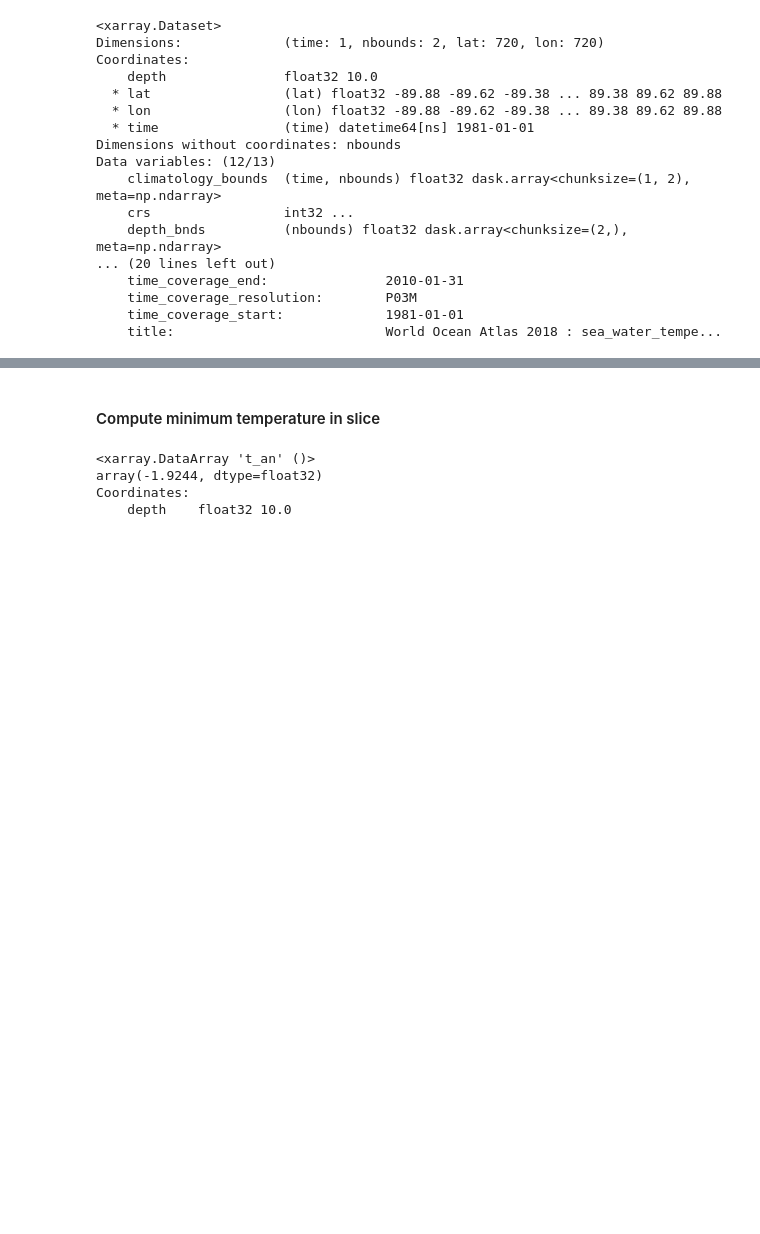
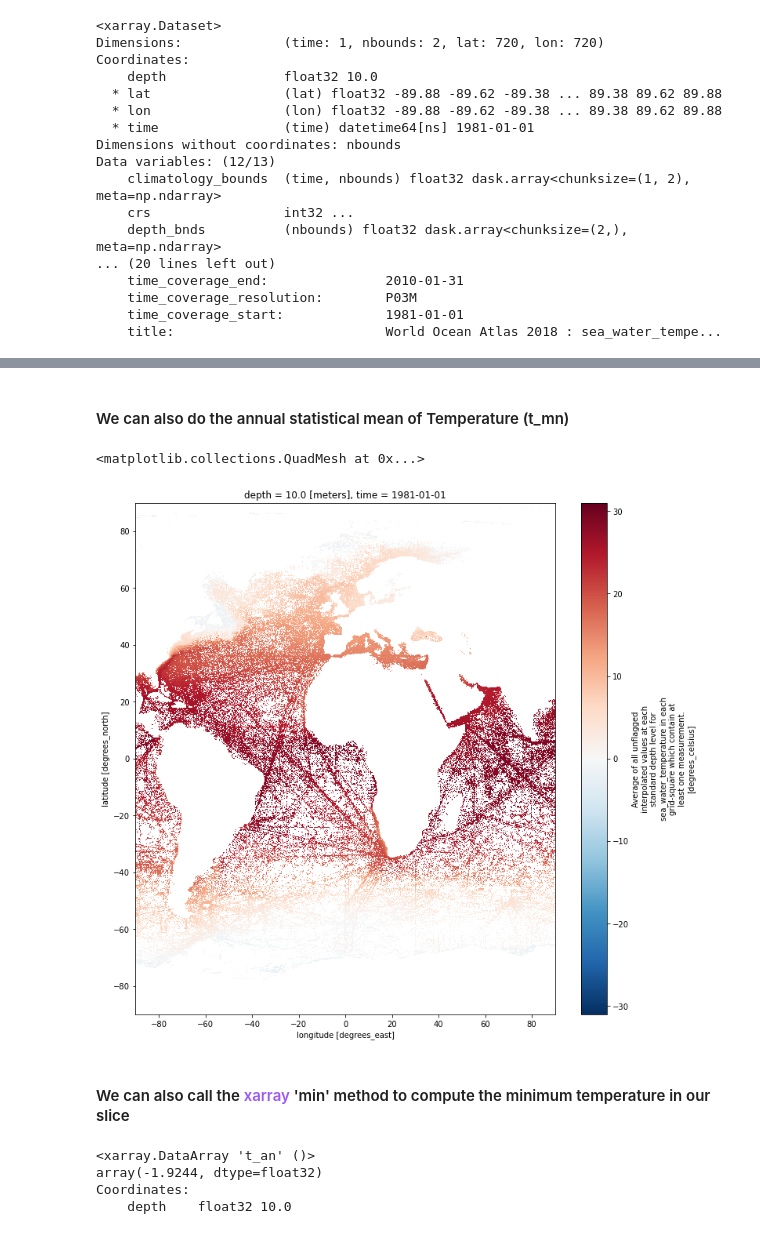
Before and after one commit to C4IROcean/OceanDataConnector, a Jupyter notebook: data/World Ocean Atlas/WorldOceanAtlas.ipynb, the cells around one changed output, grey strips where cells are left out. Cells and saved outputs as stored; diff of their text form; code cells hidden in the pictures; blank space fills up the shorter version.

```diff
--- a/data/World Ocean Atlas/WorldOceanAtlas.ipynb
+++ b/data/World Ocean Atlas/WorldOceanAtlas.ipynb
@@ -56,5 +58,5 @@ Data variables: (12/13)
 # %%
-ds_slice=woa.sel(depth=10,lon=slice(-90,90))
+ds_slice=woa.sel(depth=10,lon=slice(-90,90), lat=slice(-180, 180), )
 ds_slice
 # %% [output]
 <xarray.Dataset>
@@ -85,5 +115,12 @@ ds_slice.t_an.plot(figsize=(12,12))
+# %% [markdown]
+#### We can also do the annual statistical mean of Temperature (t_mn)
+# %%
+ds_slice.t_mn.plot(figsize=(12,12))
+# %% [output]
+<matplotlib.collections.QuadMesh at 0x...>
+[figure, added]
 # %% [markdown]
-#### Compute minimum temperature in slice
+#### We can also call the <span style='color:#9D59F4'> xarray </span> 'min' method to compute the minimum temperature in our slice
 # %%
 ds_slice.t_an.min().compute()
 # %% [output]
```
Also changed, not shown: parts of 6 cells of this notebook.
